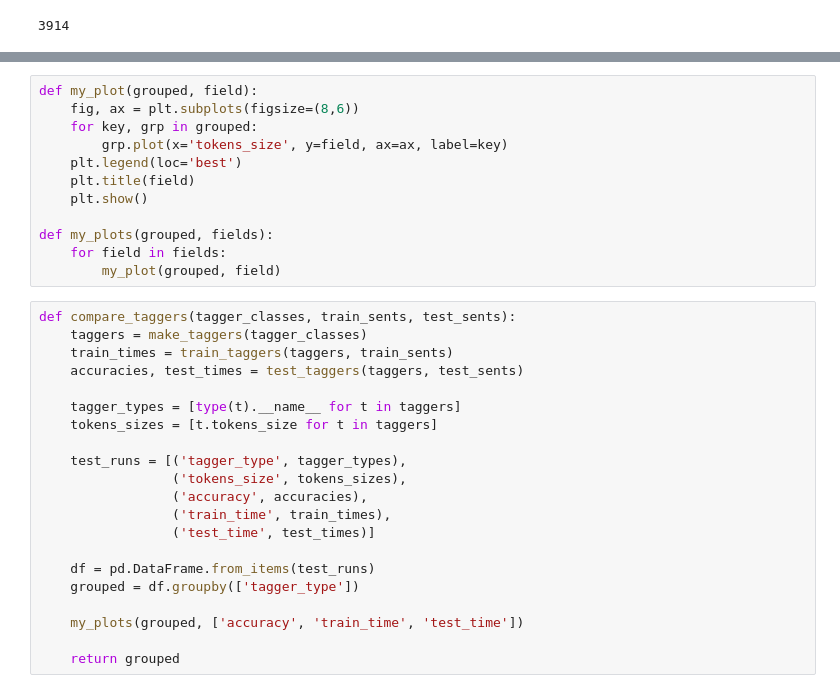
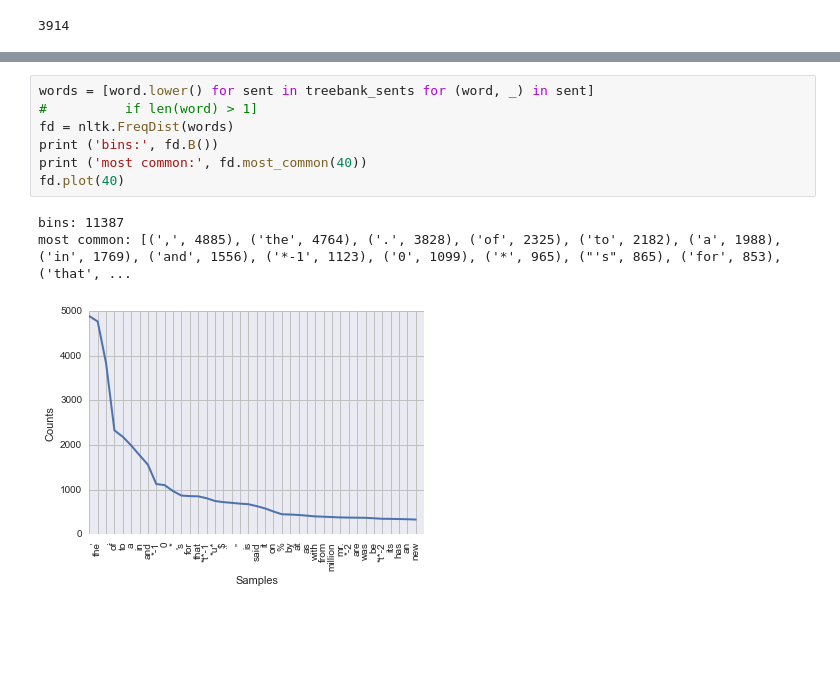
Before and after one commit to clieb3/pos-tagger-comparison, a Jupyter notebook: backoff-comparison.ipynb, the cells around one changed output, grey strips where cells are left out. Saved outputs shown, nothing was run; the diff lists cells and outputs as text; blank space fills up the shorter version.

```diff
--- a/backoff-comparison.ipynb
+++ b/backoff-comparison.ipynb
@@ -129,33 +47,11 @@ def test_taggers(taggers, test_sents):
-# %%
-def my_plot(grouped, field):
-    fig, ax = plt.subplots(figsize=(8,6))
-    for key, grp in grouped:
-        grp.plot(x='tokens_size', y=field, ax=ax, label=key)
-    plt.legend(loc='best')
-    plt.title(field)
-    plt.show()
-
-def my_plots(grouped, fields):
-    for field in fields:
-        my_plot(grouped, field)
-# %%
-def compare_taggers(tagger_classes, train_sents, test_sents):
-    taggers = make_taggers(tagger_classes)
-    train_times = train_taggers(taggers, train_sents)
-    accuracies, test_times = test_taggers(taggers, test_sents)
-
-    tagger_types = [type(t).__name__ for t in taggers]
-    tokens_sizes = [t.tokens_size for t in taggers]
-
-    test_runs = [('tagger_type', tagger_types),
-                 ('tokens_size', tokens_sizes),
-                 ('accuracy', accuracies),
-                 ('train_time', train_times),
-                 ('test_time', test_times)]
-
-    df = pd.DataFrame.from_items(test_runs)
-    grouped = df.groupby(['tagger_type'])
-
-    my_plots(grouped, ['accuracy', 'train_time', 'test_time'])
-
-    return grouped
+# %%
+words = [word.lower() for sent in treebank_sents for (word, _) in sent]
+#          if len(word) > 1]
+fd = nltk.FreqDist(words)
+print ('bins:', fd.B())
+print ('most common:', fd.most_common(40))
+fd.plot(40)
+# %% [output]
+bins: 11387
+most common: [(',', 4885), ('the', 4764), ('.', 3828), ('of', 2325), ('to', 2182), ('a', 1988), ('in', 1769), ('and', 1556), ('*-1', 1123), ('0', 1099), ('*', 965), ("'s", 865), ('for', 853), ('that', ...
+[figure, added]
```
Also changed, not shown: parts of 18 cells of this notebook, 2 other files.
